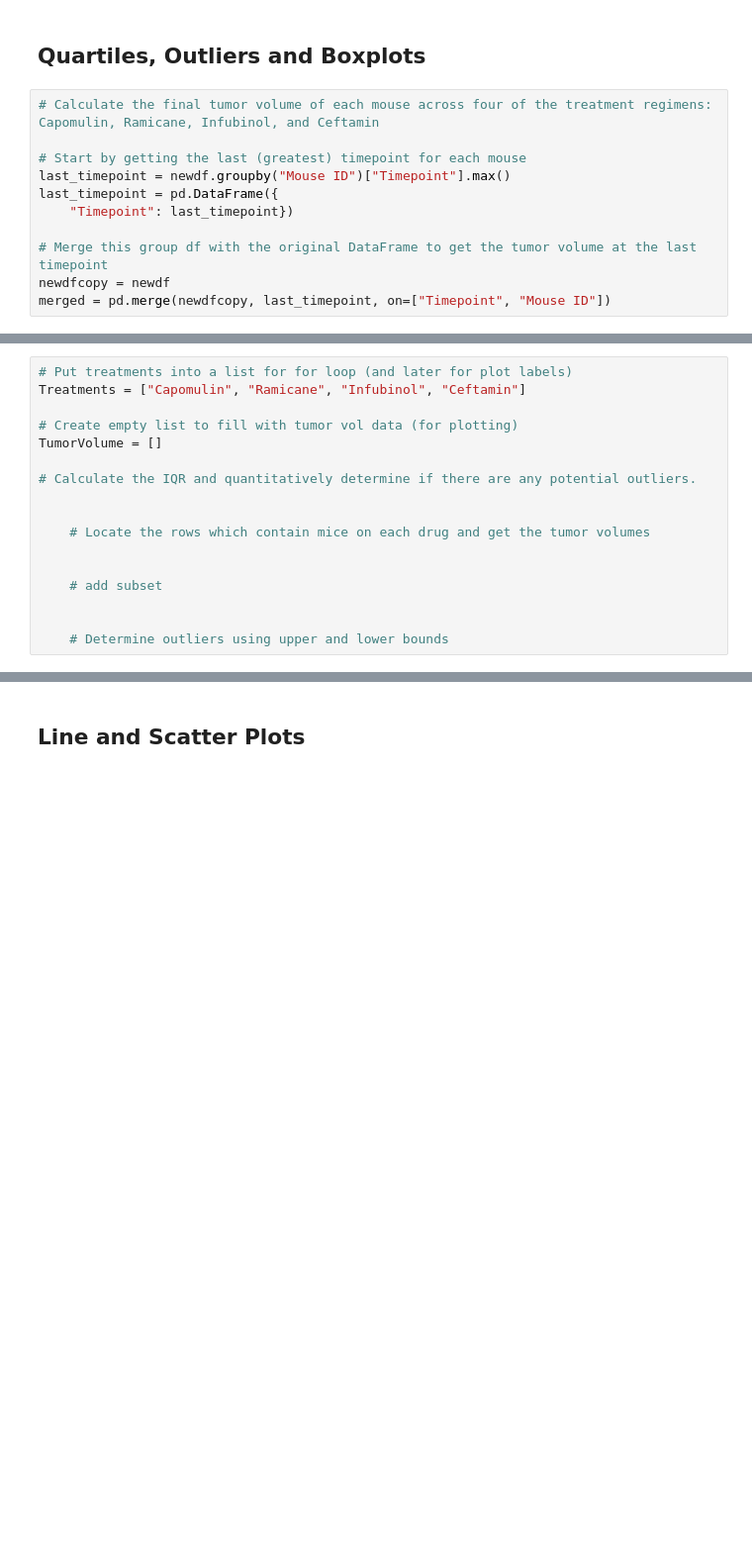
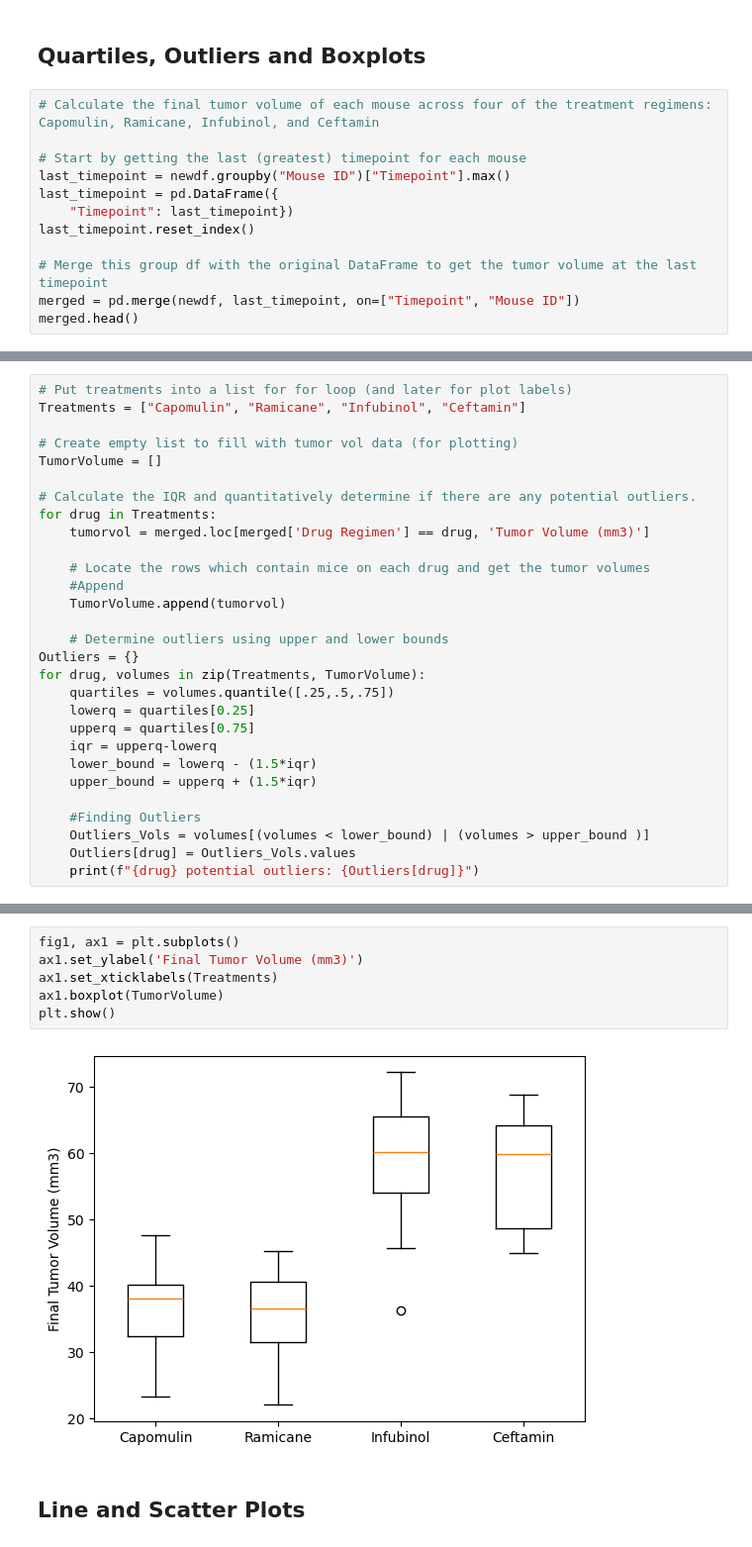
Before and after one commit to CalebCutrer/DataVisualization-Challenge, a Jupyter notebook: pymaceuticals.ipynb, the cells around one changed output, grey strips where cells are left out. Shown at 99% size. Cells and saved outputs as stored; diff of their text form; blank space fills up the shorter version.

```diff
--- a/pymaceuticals.ipynb
+++ b/pymaceuticals.ipynb
@@ -170,7 +171,8 @@ Text(0, 0.5, 'Sex')
 last_timepoint = newdf.groupby("Mouse ID")["Timepoint"].max()
 last_timepoint = pd.DataFrame({
     "Timepoint": last_timepoint})
+last_timepoint.reset_index()
 
 # Merge this group df with the original DataFrame to get the tumor volume at the last timepoint
-newdfcopy = newdf
-merged = pd.merge(newdfcopy, last_timepoint, on=["Timepoint", "Mouse ID"])
+merged = pd.merge(newdf, last_timepoint, on=["Timepoint", "Mouse ID"])
+merged.head()
@@ -188,13 +191,25 @@ Treatments = ["Capomulin", "Ramicane", "Infubinol", "Ceftamin"]
 TumorVolume = []
 
 # Calculate the IQR and quantitatively determine if there are any potential outliers.
-
+for drug in Treatments:
+    tumorvol = merged.loc[merged['Drug Regimen'] == drug, 'Tumor Volume (mm3)']
 
     # Locate the rows which contain mice on each drug and get the tumor volumes
-
-
-    # add subset
-
+    #Append
+    TumorVolume.append(tumorvol)
 
     # Determine outliers using upper and lower bounds
+Outliers = {}
+for drug, volumes in zip(Treatments, TumorVolume):
+    quartiles = volumes.quantile([.25,.5,.75])
+    lowerq = quartiles[0.25]
+    upperq = quartiles[0.75]
+    iqr = upperq-lowerq
+    lower_bound = lowerq - (1.5*iqr)
+    upper_bound = upperq + (1.5*iqr)
+
+    #Finding Outliers
+    Outliers_Vols = volumes[(volumes < lower_bound) | (volumes > upper_bound )]
+    Outliers[drug] = Outliers_Vols.values
+    print(f"{drug} potential outliers: {Outliers[drug]}")
 # %% [output]
@@ -233,3 +220,11 @@ Ceftamin's potential outliers: Series([], Name: Tumor Volume (mm3), dtype: float
+# %%
+fig1, ax1 = plt.subplots()
+ax1.set_ylabel('Final Tumor Volume (mm3)')
+ax1.set_xticklabels(Treatments)
+ax1.boxplot(TumorVolume)
+plt.show()
+# %% [output]
+[figure, added]
 # %% [markdown]
 ## Line and Scatter Plots
 # %%
```
Also changed, not shown: parts of 10 cells of this notebook.
